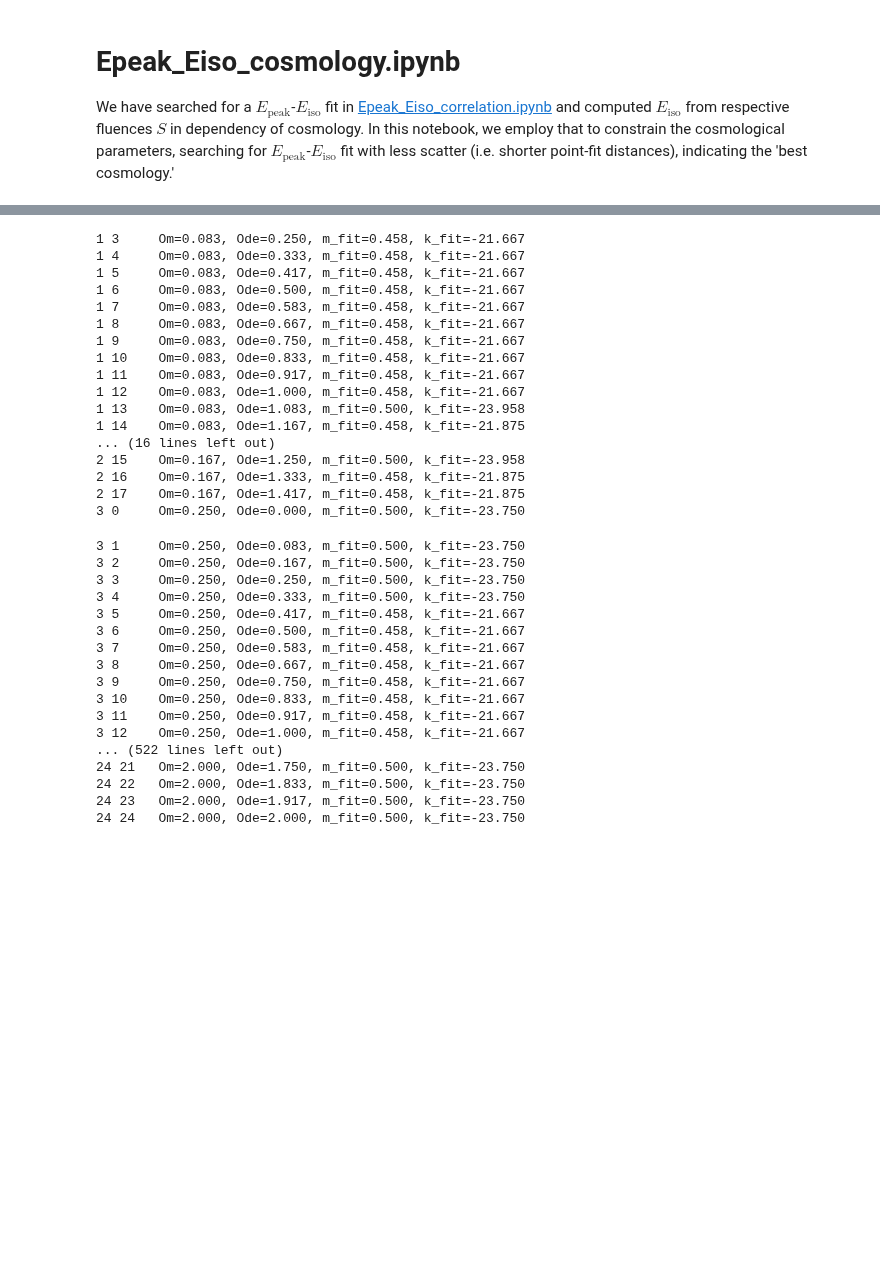
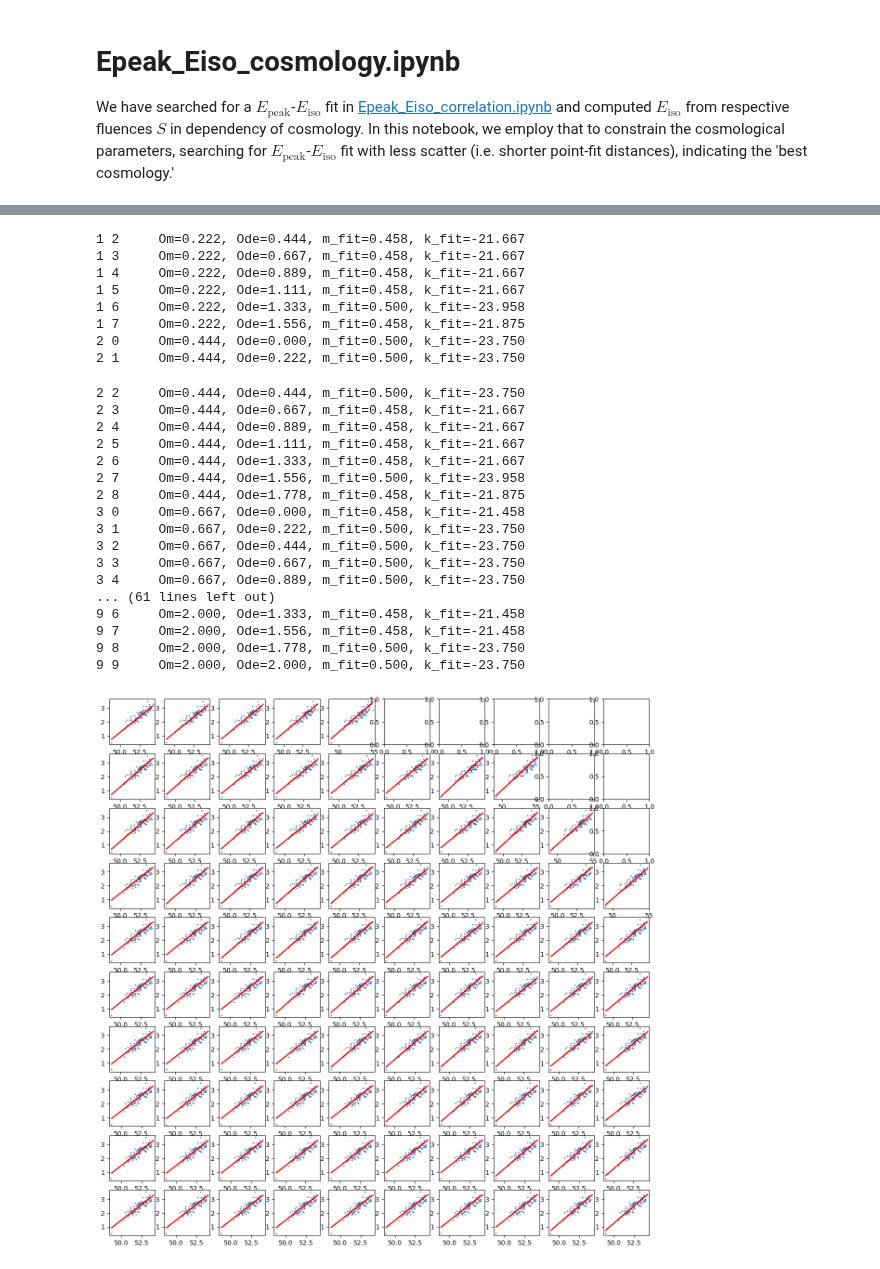
Before and after one commit to joanalnu/OAB-INAF, a Jupyter notebook: Epeak_Eiso_cosmology.ipynb, the cells around one changed output, grey strips where cells are left out. Cells and saved outputs as stored; diff of their text form; code cells hidden in the pictures; blank space fills up the shorter version.

```diff
--- a/Epeak_Eiso_cosmology.ipynb
+++ b/Epeak_Eiso_cosmology.ipynb
@@ -153,7 +154,8 @@ k = np.linspace(-25.,-20.,25) # from the previous scatter plot, we can infer tha
 m = np.linspace(0.0,1.0,25) # the slope must be positive
 
 data = np.zeros([len(Om), len(Ode), len(df['Eiso'])])
-#fig, ax = plt.subplots(len(Om), len(Ode), figsize=(15,15))
+# this 3D array consist of a Om-Ode 2 grid and the depth corresponding to the distance for aech of the 75 points (25x25x75)
+fig, ax = plt.subplots(len(Om), len(Ode), figsize=(15,15))
 for i in range(len(Om)):
     for j in range(len(Ode)):
         try:
@@ -176,13 +178,13 @@ for i in range(len(Om)):
             data[i,j,:] = measure_distances(m_fit, k_fit, isotropic_model, Epeak)
             print(f'{i} {j}\tOm={Om[i]:.3f}, Ode={Ode[j]:.3f}, m_fit={m_fit:.3f}, k_fit={k_fit:.3f}')
 
-            #ax[i, j].scatter(isotropic_model, Epeak, s=1)
-            #ax[i, j].plot(isotropic_model, m_fit * isotropic_model + k_fit, c='r')
+            ax[i, j].scatter(isotropic_model, Epeak, s=1)
+            ax[i, j].plot(isotropic_model, m_fit * isotropic_model + k_fit, c='r')
 
         except Exception as e:
             print(f'Error at Om={Om[i]:.3f}, Ode={Ode[j]:.3f}: {e}')
             data[i,j,:] = np.inf # mark as invalid
 
-np.save('distances.npy', data)
+np.save(f'4x{len(Om)}distances.npy', data)
 # %% [output]
 0 0     Om=0.000, Ode=0.000, m_fit=0.458, k_fit=-21.667
@@ -204,34 +197,26 @@ np.save('distances.npy', data)
-1 3     Om=0.083, Ode=0.250, m_fit=0.458, k_fit=-21.667
-1 4     Om=0.083, Ode=0.333, m_fit=0.458, k_fit=-21.667
-1 5     Om=0.083, Ode=0.417, m_fit=0.458, k_fit=-21.667
-1 6     Om=0.083, Ode=0.500, m_fit=0.458, k_fit=-21.667
-1 7     Om=0.083, Ode=0.583, m_fit=0.458, k_fit=-21.667
-1 8     Om=0.083, Ode=0.667, m_fit=0.458, k_fit=-21.667
-1 9     Om=0.083, Ode=0.750, m_fit=0.458, k_fit=-21.667
-1 10    Om=0.083, Ode=0.833, m_fit=0.458, k_fit=-21.667
-1 11    Om=0.083, Ode=0.917, m_fit=0.458, k_fit=-21.667
-1 12    Om=0.083, Ode=1.000, m_fit=0.458, k_fit=-21.667
-1 13    Om=0.083, Ode=1.083, m_fit=0.500, k_fit=-23.958
-1 14    Om=0.083, Ode=1.167, m_fit=0.458, k_fit=-21.875
-... (16 lines left out)
-2 15    Om=0.167, Ode=1.250, m_fit=0.500, k_fit=-23.958
-2 16    Om=0.167, Ode=1.333, m_fit=0.458, k_fit=-21.875
-2 17    Om=0.167, Ode=1.417, m_fit=0.458, k_fit=-21.875
-3 0     Om=0.250, Ode=0.000, m_fit=0.500, k_fit=-23.750
+1 2     Om=0.222, Ode=0.444, m_fit=0.458, k_fit=-21.667
+1 3     Om=0.222, Ode=0.667, m_fit=0.458, k_fit=-21.667
+1 4     Om=0.222, Ode=0.889, m_fit=0.458, k_fit=-21.667
+1 5     Om=0.222, Ode=1.111, m_fit=0.458, k_fit=-21.667
+1 6     Om=0.222, Ode=1.333, m_fit=0.500, k_fit=-23.958
+1 7     Om=0.222, Ode=1.556, m_fit=0.458, k_fit=-21.875
+2 0     Om=0.444, Ode=0.000, m_fit=0.500, k_fit=-23.750
+2 1     Om=0.444, Ode=0.222, m_fit=0.500, k_fit=-23.750
-3 1     Om=0.250, Ode=0.083, m_fit=0.500, k_fit=-23.750
-3 2     Om=0.250, Ode=0.167, m_fit=0.500, k_fit=-23.750
-3 3     Om=0.250, Ode=0.250, m_fit=0.500, k_fit=-23.750
-3 4     Om=0.250, Ode=0.333, m_fit=0.500, k_fit=-23.750
-3 5     Om=0.250, Ode=0.417, m_fit=0.458, k_fit=-21.667
-3 6     Om=0.250, Ode=0.500, m_fit=0.458, k_fit=-21.667
-3 7     Om=0.250, Ode=0.583, m_fit=0.458, k_fit=-21.667
-3 8     Om=0.250, Ode=0.667, m_fit=0.458, k_fit=-21.667
-3 9     Om=0.250, Ode=0.750, m_fit=0.458, k_fit=-21.667
-3 10    Om=0.250, Ode=0.833, m_fit=0.458, k_fit=-21.667
-3 11    Om=0.250, Ode=0.917, m_fit=0.458, k_fit=-21.667
-3 12    Om=0.250, Ode=1.000, m_fit=0.458, k_fit=-21.667
-... (522 lines left out)
-24 21   Om=2.000, Ode=1.750, m_fit=0.500, k_fit=-23.750
-24 22   Om=2.000, Ode=1.833, m_fit=0.500, k_fit=-23.750
-24 23   Om=2.000, Ode=1.917, m_fit=0.500, k_fit=-23.750
-24 24   Om=2.000, Ode=2.000, m_fit=0.500, k_fit=-23.750
+2 2     Om=0.444, Ode=0.444, m_fit=0.500, k_fit=-23.750
+2 3     Om=0.444, Ode=0.667, m_fit=0.458, k_fit=-21.667
+2 4     Om=0.444, Ode=0.889, m_fit=0.458, k_fit=-21.667
+2 5     Om=0.444, Ode=1.111, m_fit=0.458, k_fit=-21.667
+2 6     Om=0.444, Ode=1.333, m_fit=0.458, k_fit=-21.667
+2 7     Om=0.444, Ode=1.556, m_fit=0.500, k_fit=-23.958
+2 8     Om=0.444, Ode=1.778, m_fit=0.458, k_fit=-21.875
+3 0     Om=0.667, Ode=0.000, m_fit=0.458, k_fit=-21.458
+3 1     Om=0.667, Ode=0.222, m_fit=0.500, k_fit=-23.750
+3 2     Om=0.667, Ode=0.444, m_fit=0.500, k_fit=-23.750
+3 3     Om=0.667, Ode=0.667, m_fit=0.500, k_fit=-23.750
+3 4     Om=0.667, Ode=0.889, m_fit=0.500, k_fit=-23.750
+... (61 lines left out)
+9 6     Om=2.000, Ode=1.333, m_fit=0.458, k_fit=-21.458
+9 7     Om=2.000, Ode=1.556, m_fit=0.458, k_fit=-21.458
+9 8     Om=2.000, Ode=1.778, m_fit=0.500, k_fit=-23.750
+9 9     Om=2.000, Ode=2.000, m_fit=0.500, k_fit=-23.750
+[figure, added]
```
Also changed, not shown: parts of 11 cells of this notebook.
